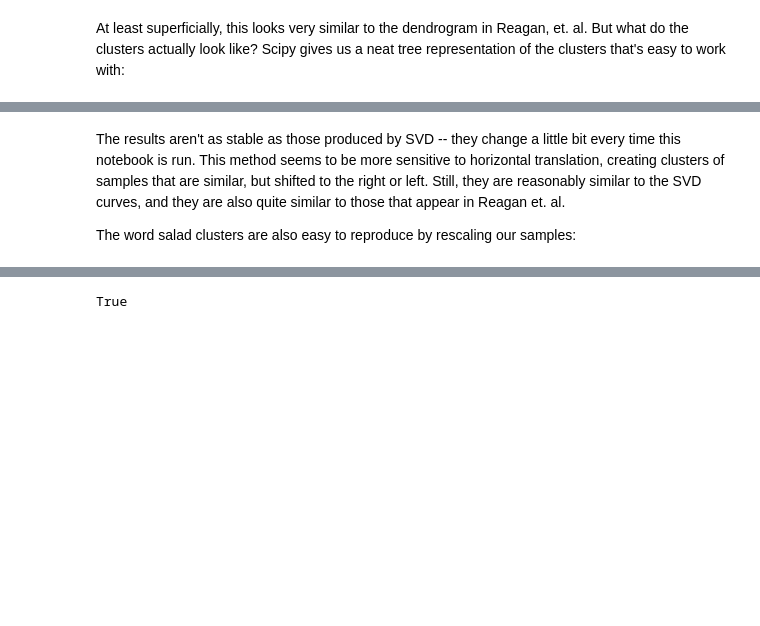
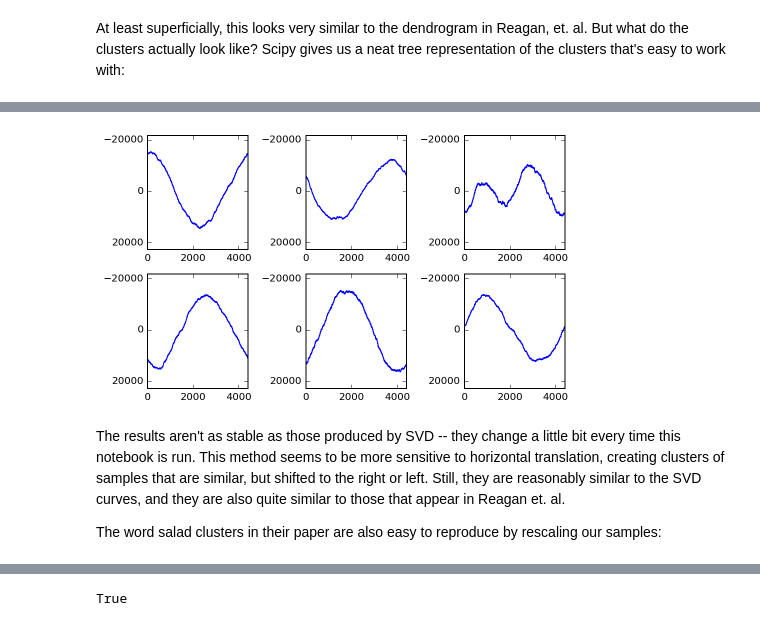
Before and after one commit to senderle/svd-noise, a Jupyter notebook: Noise.ipynb, the cells around one changed output, grey strips where cells are left out. Drawn from its saved outputs; the diff is of its cells as text; code cells hidden in the pictures; blank space fills up the shorter version.

```diff
--- a/Noise.ipynb
+++ b/Noise.ipynb
@@ -279,3 +130,6 @@ clusters = cluster.hierarchy.linkage(samples.T, 'ward', 'euclidean')  # 'cityblo
+# %%
+# 'cityblock' isn't compatible with 'ward'
+clusters = cluster.hierarchy.linkage(samples_brn.T, 'ward', 'euclidean')
 # %%
 plt.figure(figsize=(8, 8))
 fig = cluster.hierarchy.dendrogram(clusters,
@@ -318,5 +173,5 @@ Cluster 5 has 181 items.
 # %%
-cluster_bases = [samples.T[c].mean(axis=0)
-                 for c in main_clusters]
-plot_bases(cluster_bases, 3, 2, 3, 4)
+cluster_bases = [samples_brn.T[c].mean(axis=0)
+                 for c in main_clusters][0:6]
+plot_bases(cluster_bases, 2, 3, 3, 4)
 # %% [output]
@@ -324,3 +178,4 @@ plot_bases(cluster_bases, 3, 2, 3, 4)
+[figure, added]
 # %% [markdown]
 The results aren't as stable as those produced by SVD -- they change a little bit every
 time this notebook is run. This method seems to be more sensitive to horizontal translation,
@@ -328,7 +183,7 @@ creating clusters of samples that are similar, but shifted to the right or left.
 are reasonably similar to the SVD curves, and they are also quite similar to those that
 appear in Reagan et. al.
 
-The word salad clusters are also easy to reproduce by rescaling our samples:
+The word salad clusters in their paper are also easy to reproduce by rescaling our samples:
 # %%
 clusters = cluster.hierarchy.linkage(samples_low.T, 'ward', 'euclidean')
 # %%
```
Also changed, not shown: parts of 83 cells of this notebook, 1 other file.
